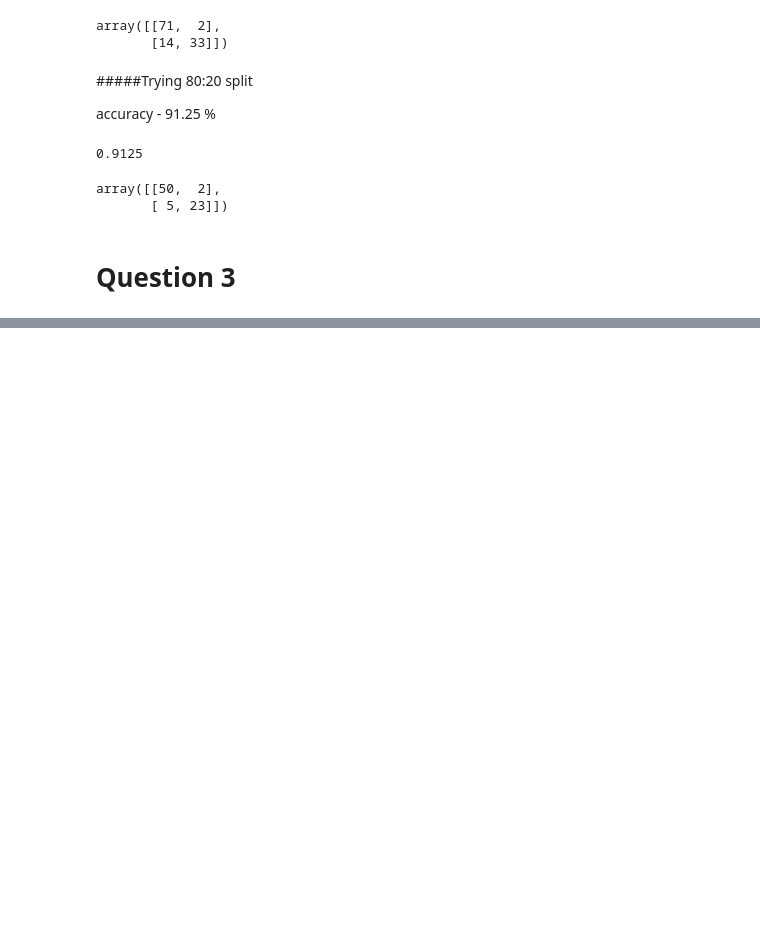
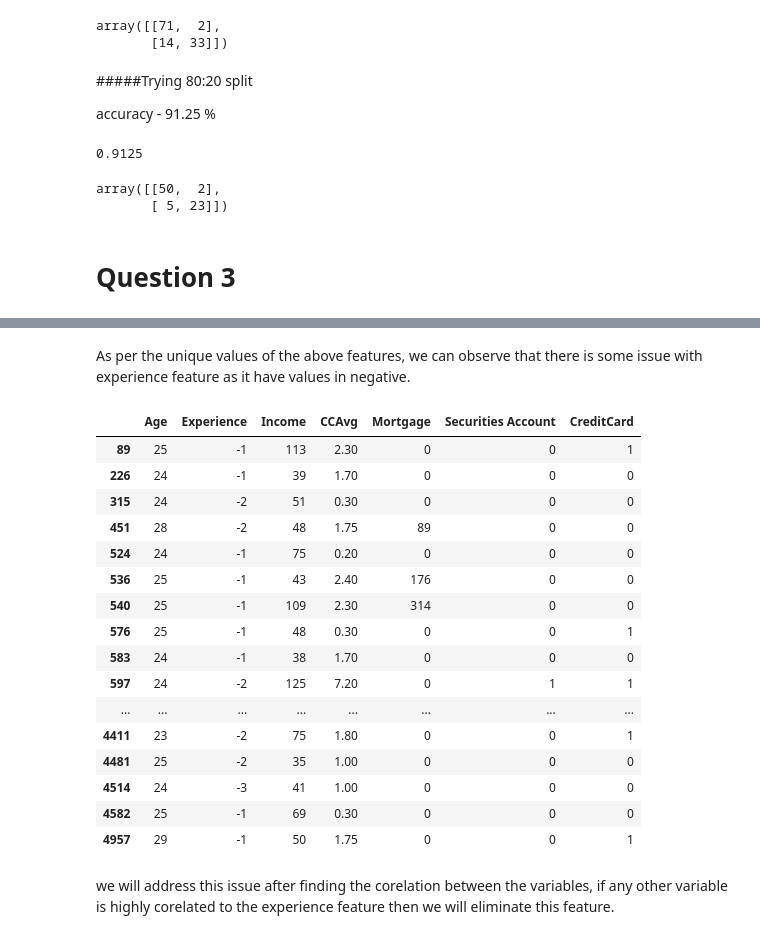
Before and after one commit to gauravraidata/IITJ-projects, a Jupyter notebook: Assignment1(DP,LR,SVM,RF).ipynb, the cells around one changed output, grey strips where cells are left out. Drawn from its saved outputs; the diff is of its cells as text; code cells hidden in the pictures; blank space fills up the shorter version.

```diff
--- a/Assignment1(DP,LR,SVM,RF).ipynb
+++ b/Assignment1(DP,LR,SVM,RF).ipynb
@@ -698,0 +786,25 @@ array([[50,  2],
+# %% [markdown]
+As per the unique values of the above features, we can observe that there is some issue with experience feature as it have values in negative.
+# %%
+T_BPL = BPL[BPL['Experience'] <0]
+T_BPL.head(T_BPL.Experience.count())
+# %% [output]
+|  | Age | Experience | Income | CCAvg | Mortgage | Securities Account | CreditCard |
+| 89 | 25 | -1 | 113 | 2.30 | 0 | 0 | 1 |
+| 226 | 24 | -1 | 39 | 1.70 | 0 | 0 | 0 |
+| 315 | 24 | -2 | 51 | 0.30 | 0 | 0 | 0 |
+| 451 | 28 | -2 | 48 | 1.75 | 89 | 0 | 0 |
+| 524 | 24 | -1 | 75 | 0.20 | 0 | 0 | 0 |
+| 536 | 25 | -1 | 43 | 2.40 | 176 | 0 | 0 |
+| 540 | 25 | -1 | 109 | 2.30 | 314 | 0 | 0 |
+| 576 | 25 | -1 | 48 | 0.30 | 0 | 0 | 1 |
+| 583 | 24 | -1 | 38 | 1.70 | 0 | 0 | 0 |
+| 597 | 24 | -2 | 125 | 7.20 | 0 | 1 | 1 |
+| ... | ... | ... | ... | ... | ... | ... | ... |
+| 4411 | 23 | -2 | 75 | 1.80 | 0 | 0 | 1 |
+| 4481 | 25 | -2 | 35 | 1.00 | 0 | 0 | 0 |
+| 4514 | 24 | -3 | 41 | 1.00 | 0 | 0 | 0 |
+| 4582 | 25 | -1 | 69 | 0.30 | 0 | 0 | 0 |
+| 4957 | 29 | -1 | 50 | 1.75 | 0 | 0 | 1 |
+# %% [markdown]
+we will address this issue after finding the corelation between the variables, if any other variable is highly corelated to the experience feature then we will eliminate this feature.
```
Also changed, not shown: parts of 25 cells of this notebook.
